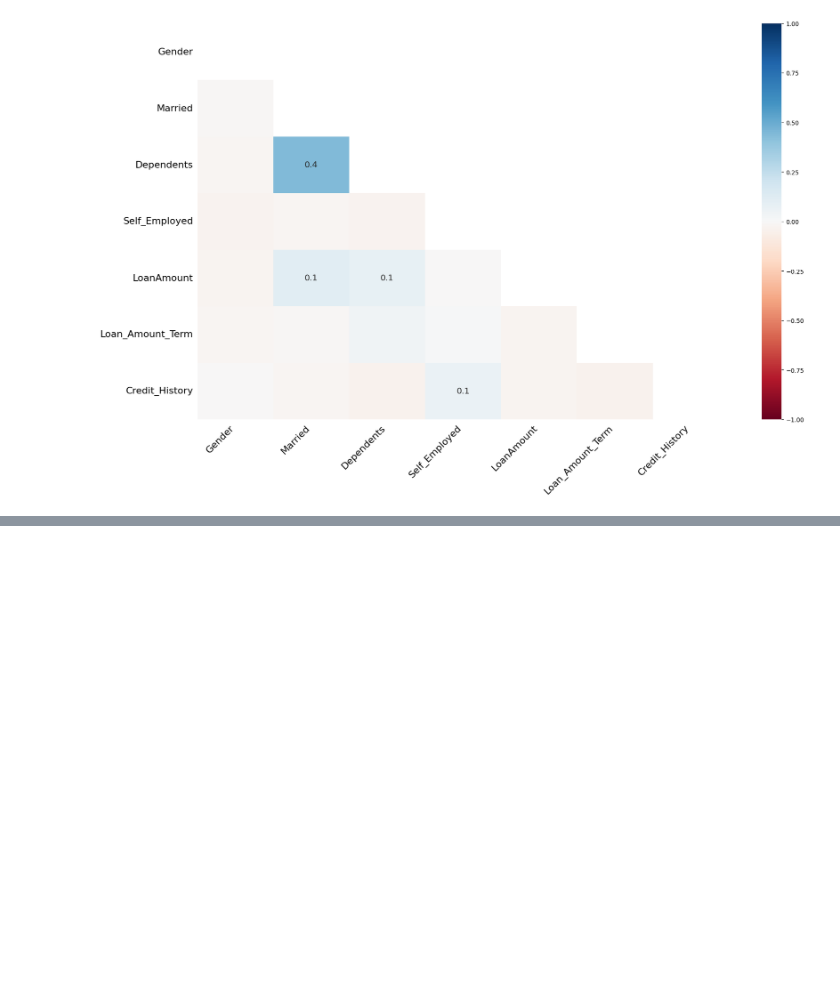
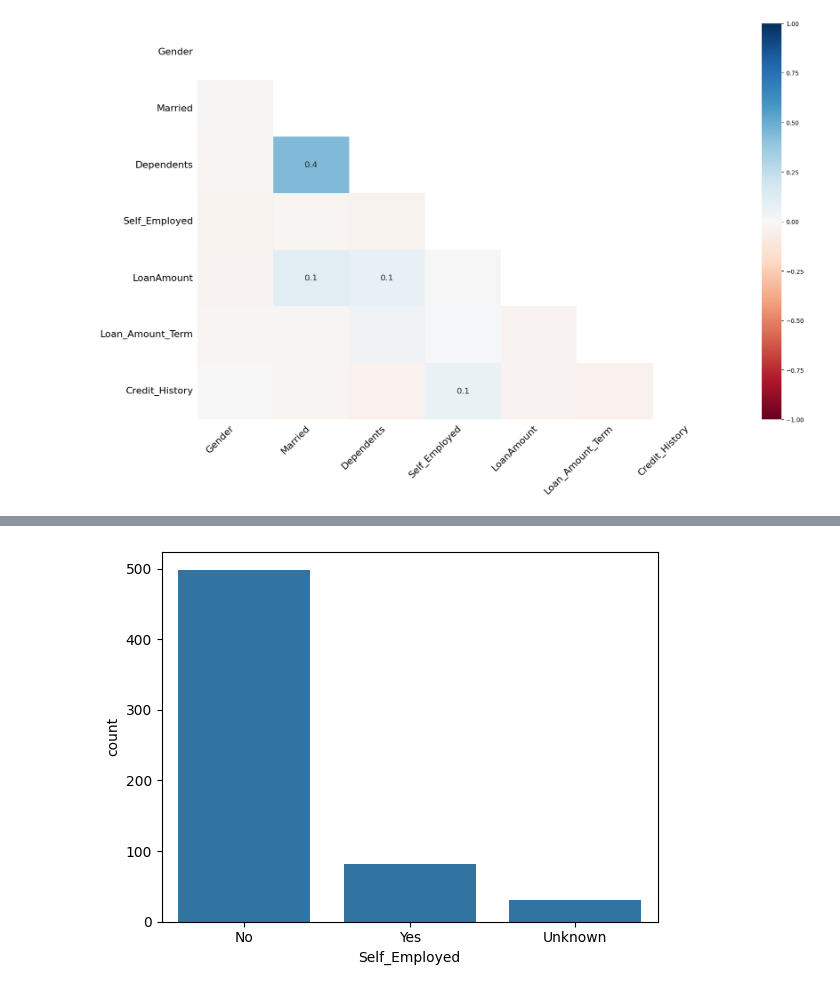
Before and after one commit to maurynnWK/Loans-project, a Jupyter notebook: loan.ipynb, the cells around one changed output, grey strips where cells are left out. Saved outputs shown, nothing was run; the diff lists cells and outputs as text; code cells hidden in the pictures; blank space fills up the shorter version.

```diff
--- a/loan.ipynb
+++ b/loan.ipynb
@@ -446,0 +515,7 @@ See the caveats in the documentation: https://pandas.pydata.org/pandas-docs/stab
+# %%
+dataframe['Self_Employed']=dataframe['Self_Employed'].cat.add_categories(["Unknown"])
+dataframe['Self_Employed']=dataframe['Self_Employed'].fillna("Unknown")
+sns.countplot(data=dataframe ,x='Self_Employed')
+plt.show()
+# %% [output]
+[figure, added]
```
Also changed, not shown: parts of 82 cells of this notebook.
